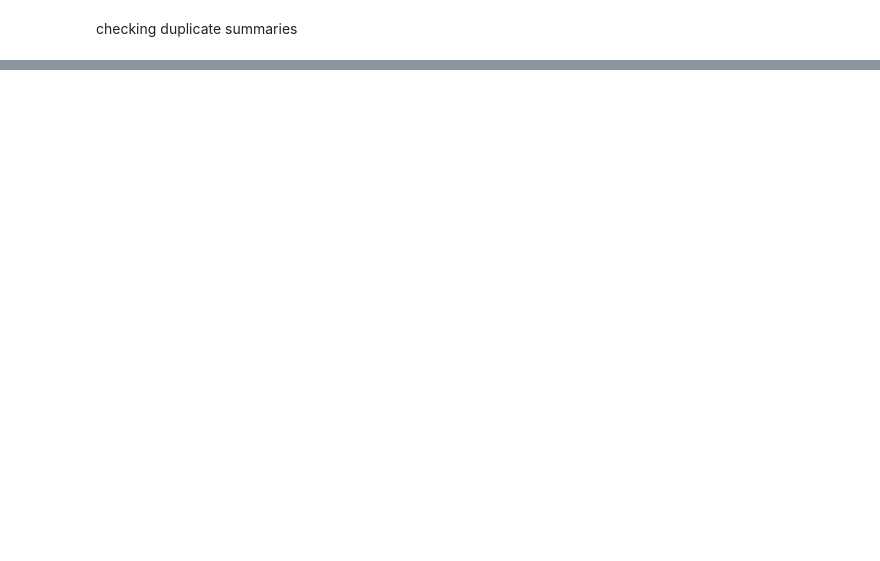
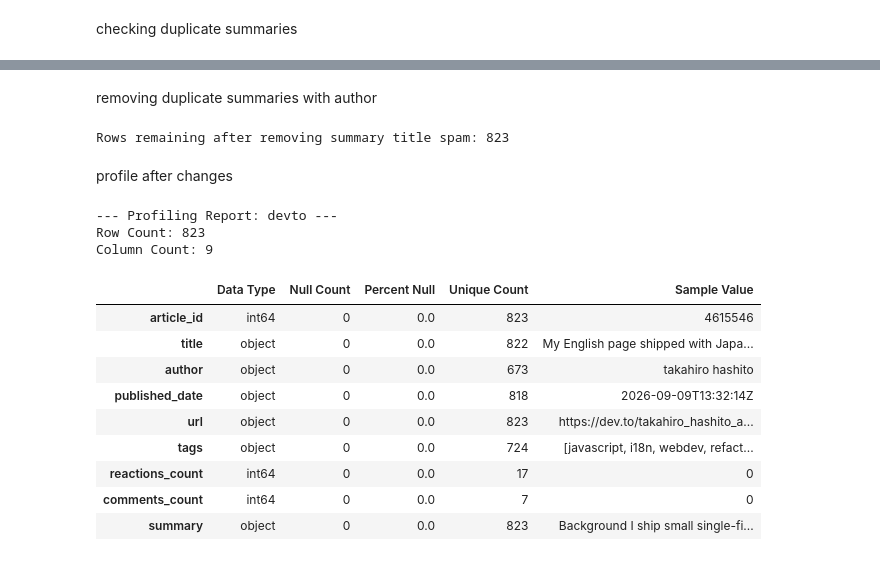
Before and after one commit to AzamAlzahrani/FOMOless, a Jupyter notebook: notebooks/02_profile_clean.ipynb, the cells around one changed output, grey strips where cells are left out. Cells and saved outputs as stored; diff of their text form; code cells hidden in the pictures; blank space fills up the shorter version.

```diff
--- a/notebooks/02_profile_clean.ipynb
+++ b/notebooks/02_profile_clean.ipynb
@@ -147,0 +163,31 @@ checking duplicate summaries
+# %% [markdown]
+removing duplicate summaries with author
+# %%
+# 1. Sort by date so the newest version of the article is first
+df_devto = df_devto.sort_values('published_date', ascending=False)
+
+# 2. Drop duplicates looking ONLY at the summary columns, keeping the first (newest) row
+df_devto = df_devto.drop_duplicates(subset=['summary'], keep='first')
+
+# 3. Check how many rows are left
+print(f"Rows remaining after removing summary title spam: {len(df_devto)}")
+# %% [output]
+Rows remaining after removing summary title spam: 823
+# %% [markdown]
+profile after changes
+# %%
+profile_data(df_devto, source_name= "devto")
+# %% [output]
+--- Profiling Report: devto ---
+Row Count: 823
+Column Count: 9
+|  | Data Type | Null Count | Percent Null | Unique Count | Sample Value |
+| article_id | int64 | 0 | 0.0 | 823 | 4615546 |
+| title | object | 0 | 0.0 | 822 | My English page shipped with Japa... |
+| author | object | 0 | 0.0 | 673 | takahiro hashito |
+| published_date | object | 0 | 0.0 | 818 | 2026-09-09T13:32:14Z |
+| url | object | 0 | 0.0 | 823 | https://dev.to/takahiro_hashito_a... |
+| tags | object | 0 | 0.0 | 724 | [javascript, i18n, webdev, refact... |
+| reactions_count | int64 | 0 | 0.0 | 17 | 0 |
+| comments_count | int64 | 0 | 0.0 | 7 | 0 |
+| summary | object | 0 | 0.0 | 823 | Background I ship small single-fi... |
```
Also changed, not shown: parts of 7 cells of this notebook, 10 other files.
